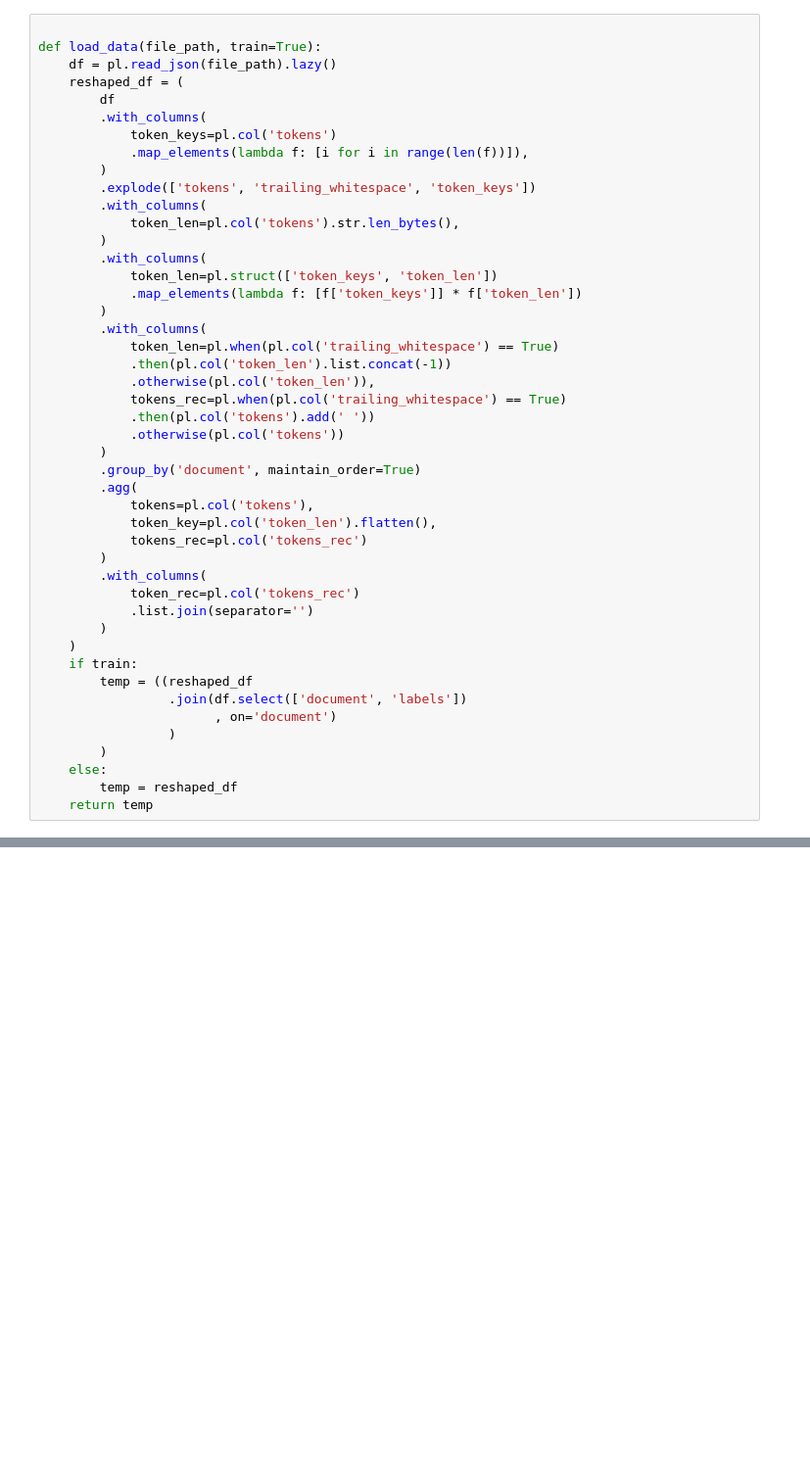
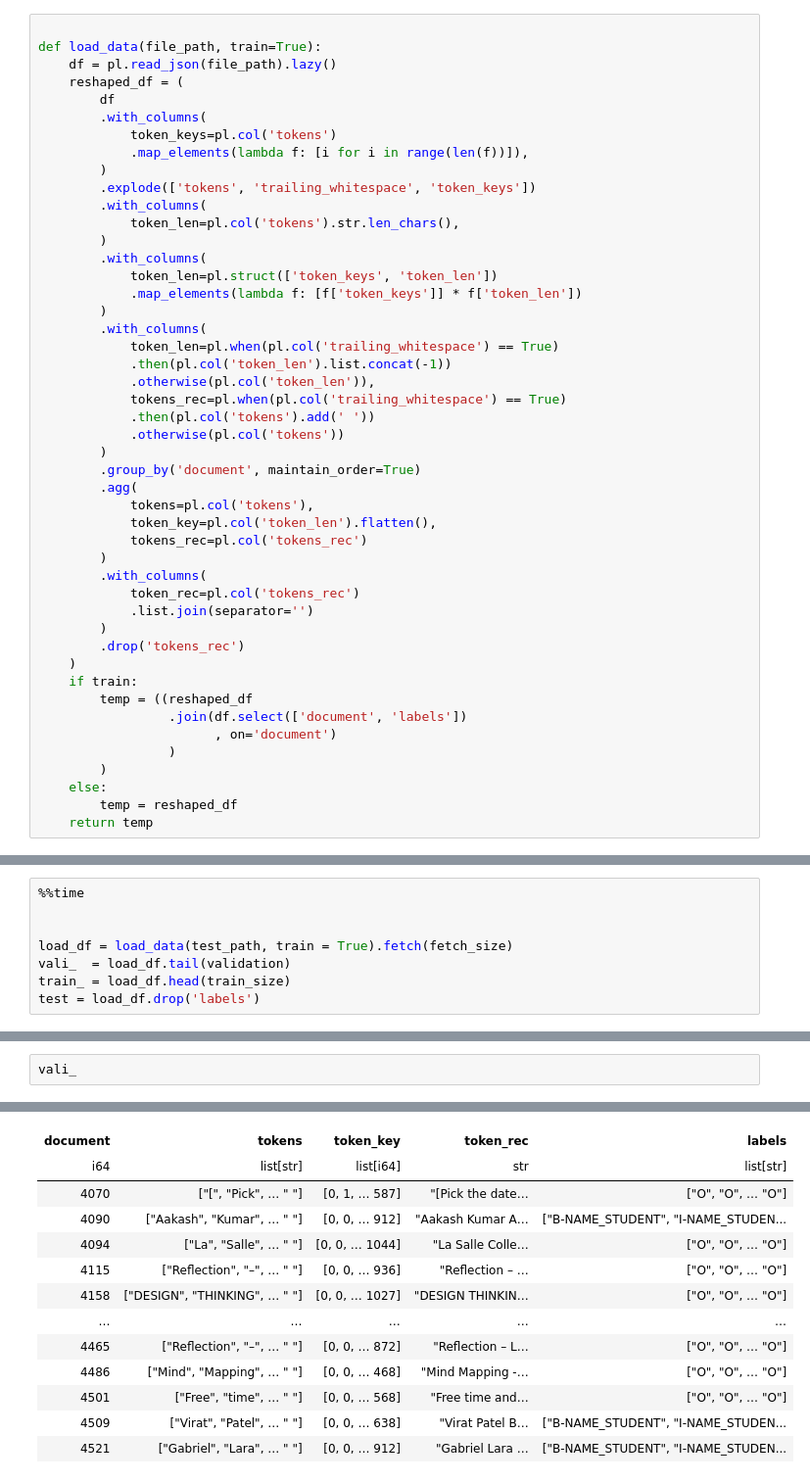
Before and after one commit to RobinBaldeo/kaggle_lstm, a Jupyter notebook: notebook/Dev.ipynb, the cells around one changed output, grey strips where cells are left out. Shown at 98% size. Cells and saved outputs as stored; diff of their text form; blank space fills up the shorter version.

```diff
--- a/notebook/Dev.ipynb
+++ b/notebook/Dev.ipynb
@@ -24,7 +90,7 @@ def load_data(file_path, train=True):
         )
         .explode(['tokens', 'trailing_whitespace', 'token_keys'])
         .with_columns(
-            token_len=pl.col('tokens').str.len_bytes(),
+            token_len=pl.col('tokens').str.len_chars(),
         )
         .with_columns(
             token_len=pl.struct(['token_keys', 'token_len'])
@@ -48,6 +114,7 @@ def load_data(file_path, train=True):
             token_rec=pl.col('tokens_rec')
             .list.join(separator='')
         )
+        .drop('tokens_rec')
     )
     if train:
         temp = ((reshaped_df
@@ -95,0 +185,8 @@ def tokenize( r, model_directory=model_directory,stride = stride, max_length = m
+# %%
+%%time
+
+
+load_df = load_data(test_path, train = True).fetch(fetch_size)
+vali_  = load_df.tail(validation)
+train_ = load_df.head(train_size)
+test = load_df.drop('labels')
@@ -95,0 +196,3 @@ def tokenize( r, model_directory=model_directory,stride = stride, max_length = m
+# %%
+vali_
+# %% [output]
@@ -95,0 +200,13 @@ def tokenize( r, model_directory=model_directory,stride = stride, max_length = m
+| document | tokens | token_key | token_rec | labels |
+| i64 | list[str] | list[i64] | str | list[str] |
+| 4070 | ["[", "Pick", … " "] | [0, 1, … 587] | "[Pick the date… | ["O", "O", … "O"] |
+| 4090 | ["Aakash", "Kumar", … " "] | [0, 0, … 912] | "Aakash Kumar A… | ["B-NAME_STUDENT", "I-NAME_STUDEN... |
+| 4094 | ["La", "Salle", … " "] | [0, 0, … 1044] | "La Salle Colle… | ["O", "O", … "O"] |
+| 4115 | ["Reflection", "–", … " "] | [0, 0, … 936] | "Reflection – … | ["O", "O", … "O"] |
+| 4158 | ["DESIGN", "THINKING", … " "] | [0, 0, … 1027] | "DESIGN THINKIN… | ["O", "O", … "O"] |
+| … | … | … | … | … |
+| 4465 | ["Reflection", "–", … " "] | [0, 0, … 872] | "Reflection – L… | ["O", "O", … "O"] |
+| 4486 | ["Mind", "Mapping", … " "] | [0, 0, … 468] | "Mind Mapping -… | ["O", "O", … "O"] |
+| 4501 | ["Free", "time", … " "] | [0, 0, … 568] | "Free time and… | ["O", "O", … "O"] |
+| 4509 | ["Virat", "Patel", … " "] | [0, 0, … 638] | "Virat Patel B… | ["B-NAME_STUDENT", "I-NAME_STUDEN... |
+| 4521 | ["Gabriel", "Lara", … " "] | [0, 0, … 912] | "Gabriel Lara … | ["B-NAME_STUDENT", "I-NAME_STUDEN... |
```
Also changed, not shown: parts of 34 cells of this notebook.
